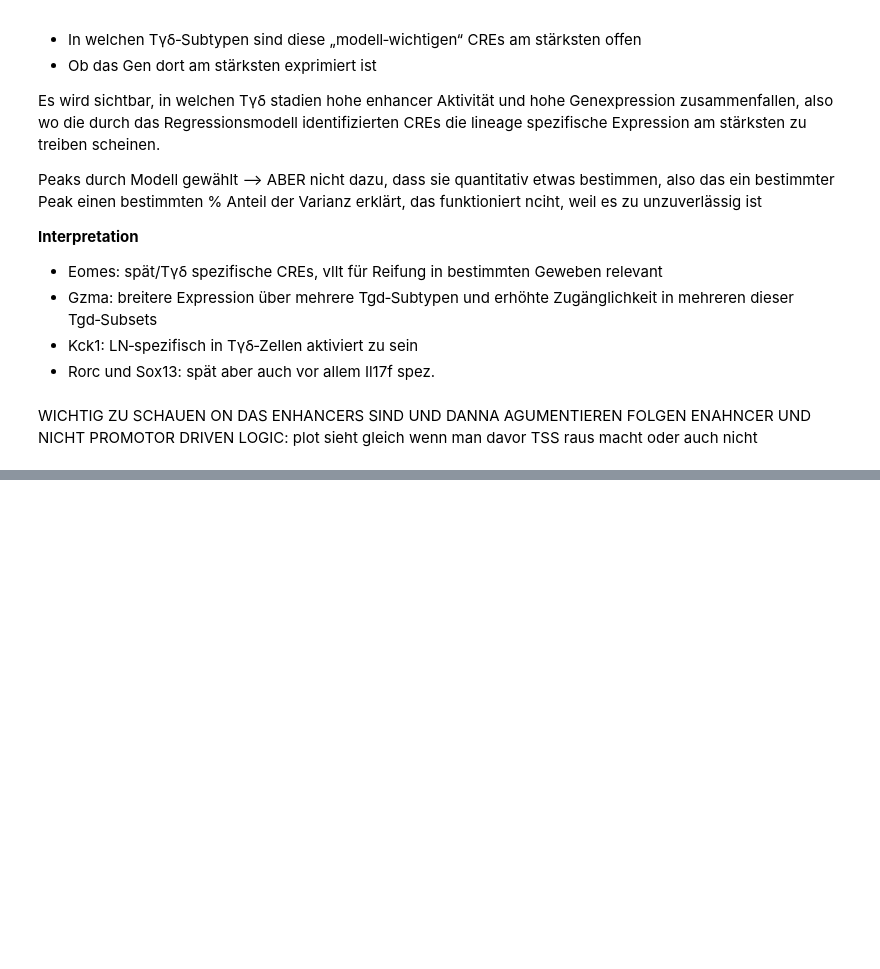
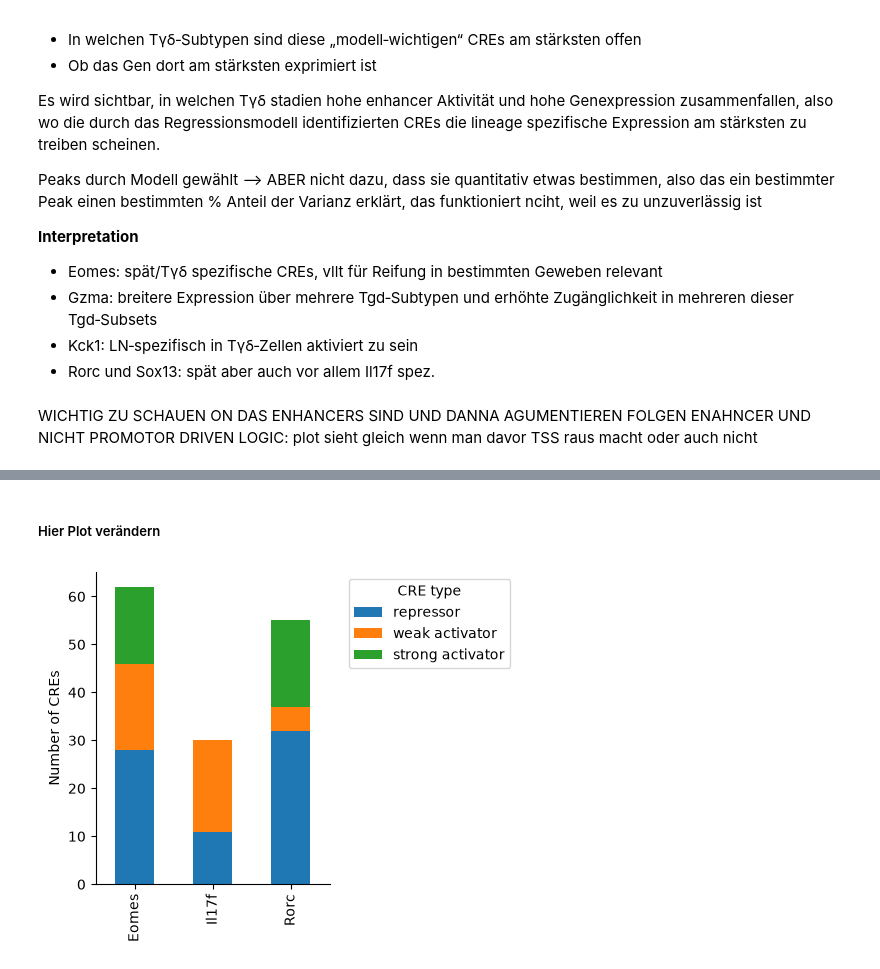
Before and after one commit to datascience-mobi-2026/topic04_team03, a Jupyter notebook: jupyter_rosa_3.ipynb, the cells around one changed output, grey strips where cells are left out. Cells and saved outputs as stored; diff of their text form; code cells hidden in the pictures; blank space fills up the shorter version.

```diff
--- a/jupyter_rosa_3.ipynb
+++ b/jupyter_rosa_3.ipynb
@@ -735,0 +975,38 @@ plt.savefig('plots for poster/Regression', dpi=300)
+# %% [markdown]
+##### Hier Plot verändern
+# %%
+#creating plot
+
+plot_counts = (
+    plot_df
+    .groupby(["gene", "category"])
+    .size()
+    .unstack(fill_value=0)
+)
+
+plot_counts = plot_counts[
+    ["repressor",
+     "weak activator",
+     "strong activator"]
+]
+
+ax = plot_counts.plot(
+    kind="bar",
+    stacked=True,
+    figsize=(5,4)
+)
+
+ax.set_ylabel("Number of CREs")
+ax.set_xlabel("")
+ax.legend(
+    title="CRE type",
+    bbox_to_anchor=(1.05,1),
+    loc="upper left"
+)
+
+ax.spines[['top','right']].set_visible(False)
+
+plt.tight_layout()
+plt.show()
+# %% [output]
+[figure, added]
```
Also changed, not shown: parts of 15 cells of this notebook.
